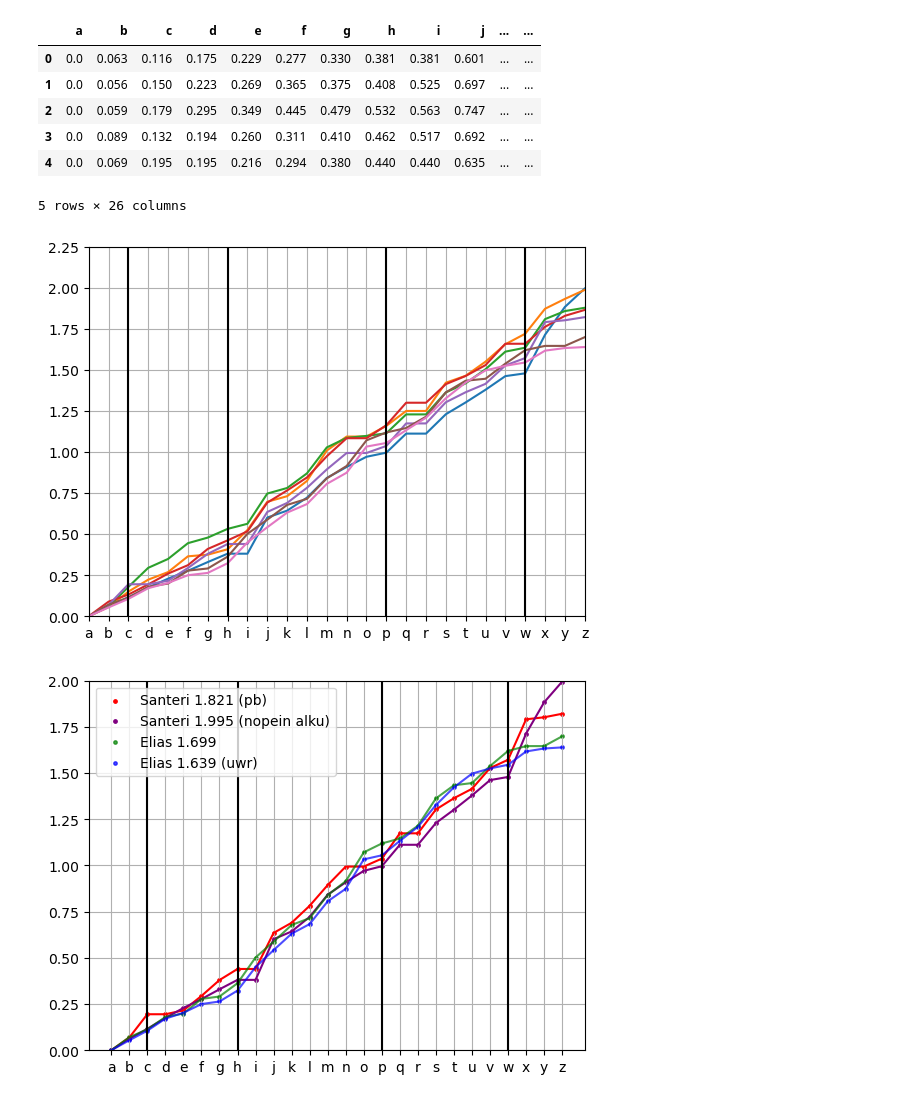
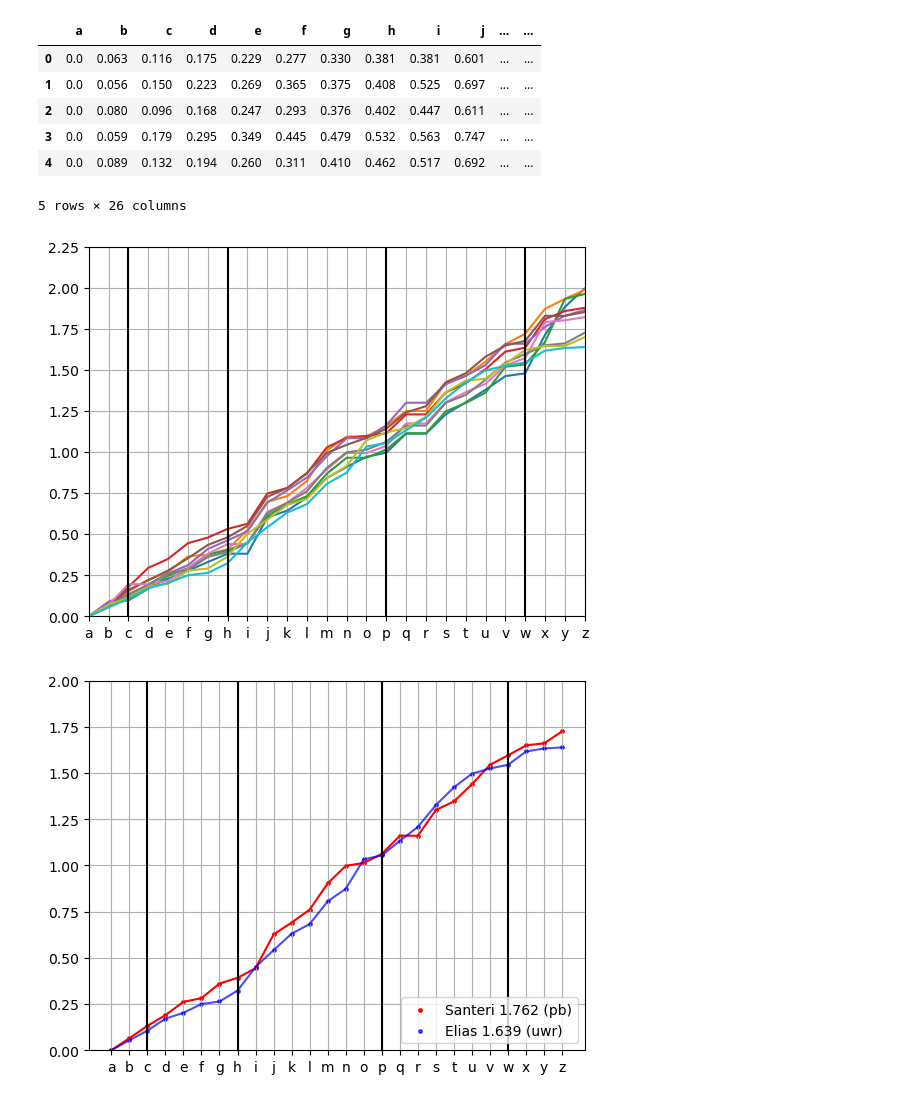
Before and after one commit to sansalv/abc-analyysi, a Jupyter notebook: abc_analyysi.ipynb, the cells around one changed output. Cells and saved outputs as stored; diff of their text form; code cells hidden in the pictures.

```diff
--- a/abc_analyysi.ipynb
+++ b/abc_analyysi.ipynb
@@ -23,8 +23,10 @@ def listFromTimeData(path):
 # Dataframe ajoista. columneilla kirjaimet
 df = pd.DataFrame(columns=abc)
 
-timeFiles = ['santeri1995.txt', 'santeri1987.txt', 'santeri1878.txt',
-             'santeri1865.txt', 'santeri1821.txt', 'elias1699.txt', 'elias1639.txt']
+timeFiles = ['santeri1995.txt', 'santeri1987.txt', 'santeri1962.txt',
+             'santeri1878.txt', 'santeri1865.txt', 'santeri1852.txt',
+             'santeri1821.txt', 'santeri1726.txt',
+             'elias1699.txt', 'elias1639.txt']
 
 for i in range(len(timeFiles)):
     df.loc[i] = listFromTimeData(timeFiles[i])
@@ -33,9 +35,9 @@ df.head()
 |  | a | b | c | d | e | f | g | h | i | j | ... | ... |
 | 0 | 0.0 | 0.063 | 0.116 | 0.175 | 0.229 | 0.277 | 0.330 | 0.381 | 0.381 | 0.601 | ... | ... |
 | 1 | 0.0 | 0.056 | 0.150 | 0.223 | 0.269 | 0.365 | 0.375 | 0.408 | 0.525 | 0.697 | ... | ... |
-| 2 | 0.0 | 0.059 | 0.179 | 0.295 | 0.349 | 0.445 | 0.479 | 0.532 | 0.563 | 0.747 | ... | ... |
-| 3 | 0.0 | 0.089 | 0.132 | 0.194 | 0.260 | 0.311 | 0.410 | 0.462 | 0.517 | 0.692 | ... | ... |
-| 4 | 0.0 | 0.069 | 0.195 | 0.195 | 0.216 | 0.294 | 0.380 | 0.440 | 0.440 | 0.635 | ... | ... |
+| 2 | 0.0 | 0.080 | 0.096 | 0.168 | 0.247 | 0.293 | 0.376 | 0.402 | 0.447 | 0.611 | ... | ... |
+| 3 | 0.0 | 0.059 | 0.179 | 0.295 | 0.349 | 0.445 | 0.479 | 0.532 | 0.563 | 0.747 | ... | ... |
+| 4 | 0.0 | 0.089 | 0.132 | 0.194 | 0.260 | 0.311 | 0.410 | 0.462 | 0.517 | 0.692 | ... | ... |
 5 rows × 26 columns
 # %%
 # Kaikki runit samassa plotissa
@@ -51,34 +53,31 @@ plt.ylim(0,2.25)
 plt.xlim('a','z')
 plt.show()
 # %% [output]
-[figure, old version]
+[figure, new version]
 # %%
 # Kiinnostavien runien vertailu
 
-plt.scatter(abc, df.T[4], c='r', alpha=1, s=6, label='Santeri 1.821 (pb)')
-plt.plot(df.T[4], alpha=1, c='r')
+plt.scatter(abc, df.T[7], c='r', alpha=1, s=6, label='Santeri 1.762 (pb)')
+plt.plot(df.T[7], alpha=1, c='r')
 
-plt.scatter(abc, df.T[0], c='purple', alpha=1, s=6, label='Santeri 1.995 (nopein alku)')
-plt.plot(df.T[0], alpha=1, c='purple')
+#plt.scatter(abc, df.T[8], c='green', alpha=0.7, s=6, label='Elias 1.699')
+#plt.plot(df.T[8], alpha=0.7, c='green')
 
-plt.scatter(abc, df.T[5], c='green', alpha=0.7, s=6, label='Elias 1.699')
-plt.plot(df.T[5], alpha=0.7, c='green')
-
-plt.scatter(abc, df.T[6], c='blue', alpha=0.7, s=6, label='Elias 1.639 (uwr)')
-plt.plot(df.T[6], alpha=0.7, c='blue')
+plt.scatter(abc, df.T[9], c='blue', alpha=0.7, s=6, label='Elias 1.639 (uwr)')
+plt.plot(df.T[9], alpha=0.7, c='blue')
 
 plt.ylim(0,2)
 
 plt.axvline(x = 'c', color = 'black')
 plt.axvline(x = 'h', color = 'black')
 plt.axvline(x = 'p', color = 'black')
 plt.axvline(x = 'w', color = 'black')
 
 plt.grid()
 plt.legend()
 plt.show()
 # %% [output]
-[figure, old version]
+[figure, new version]
 # %%
 # Näppäinten erotus -dataframe
 
```
Also changed, not shown: parts of 3 cells of this notebook.
